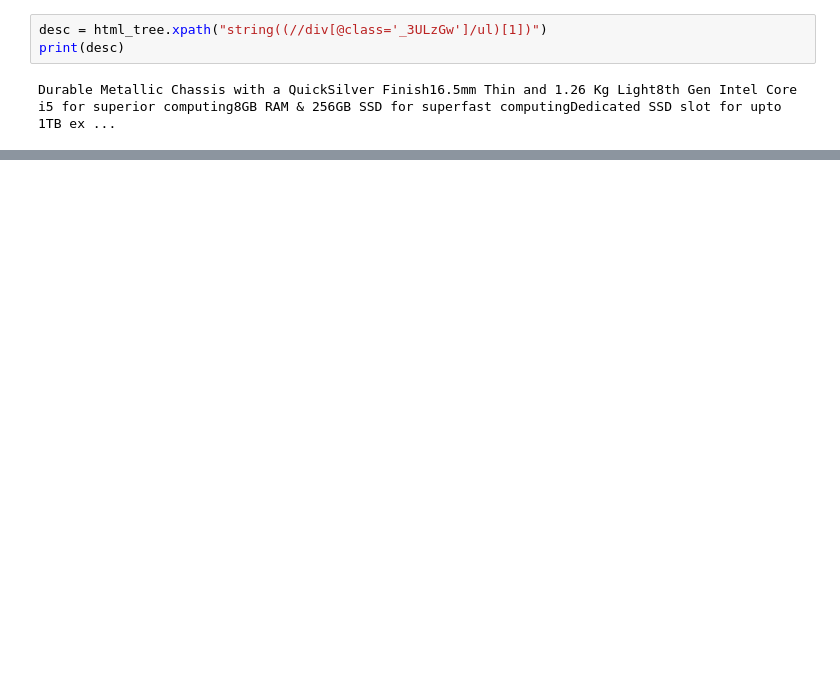
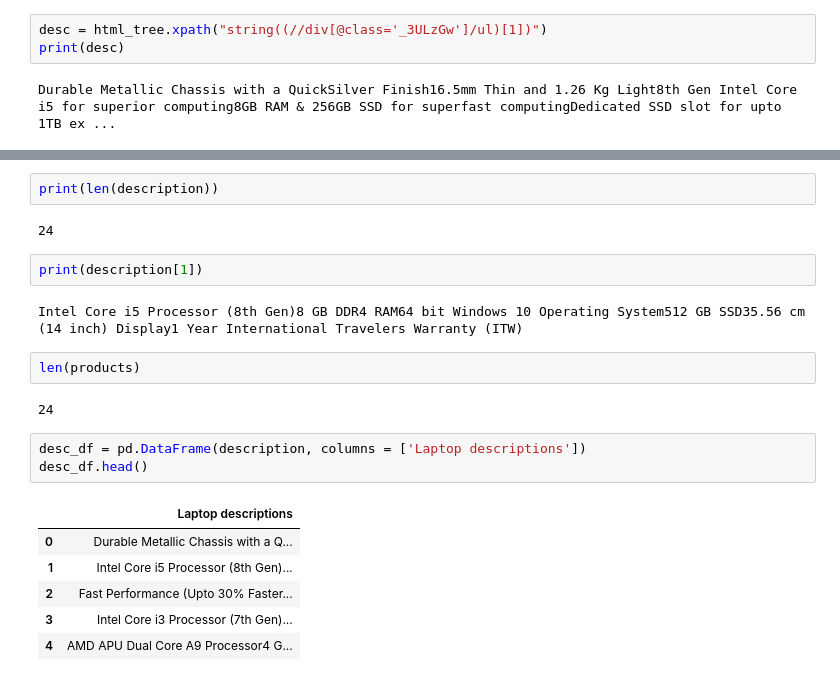
Before and after one commit to waltz2u/web, a Jupyter notebook: Web_Scraping_from_XML,_JSON,_and_HTML.ipynb, the cells around one changed output, grey strips where cells are left out. Saved outputs shown, nothing was run; the diff lists cells and outputs as text; blank space fills up the shorter version.

```diff
--- a/Web_Scraping_from_XML,_JSON,_and_HTML.ipynb
+++ b/Web_Scraping_from_XML,_JSON,_and_HTML.ipynb
@@ -275,0 +282,22 @@ Durable Metallic Chassis with a QuickSilver Finish16.5mm Thin and 1.26 Kg Light8
+# %%
+print(len(description))
+# %% [output]
+24
+# %%
+print(description[1])
+# %% [output]
+Intel Core i5 Processor (8th Gen)8 GB DDR4 RAM64 bit Windows 10 Operating System512 GB SSD35.56 cm (14 inch) Display1 Year International Travelers Warranty (ITW)
+# %%
+len(products)
+# %% [output]
+24
+# %%
+desc_df = pd.DataFrame(description, columns = ['Laptop descriptions'])
+desc_df.head()
+# %% [output]
+|  | Laptop descriptions |
+| 0 | Durable Metallic Chassis with a Q... |
+| 1 | Intel Core i5 Processor (8th Gen)... |
+| 2 | Fast Performance (Upto 30% Faster... |
+| 3 | Intel Core i3 Processor (7th Gen)... |
+| 4 | AMD APU Dual Core A9 Processor4 G... |
```
Also changed, not shown: parts of 10 cells of this notebook.
